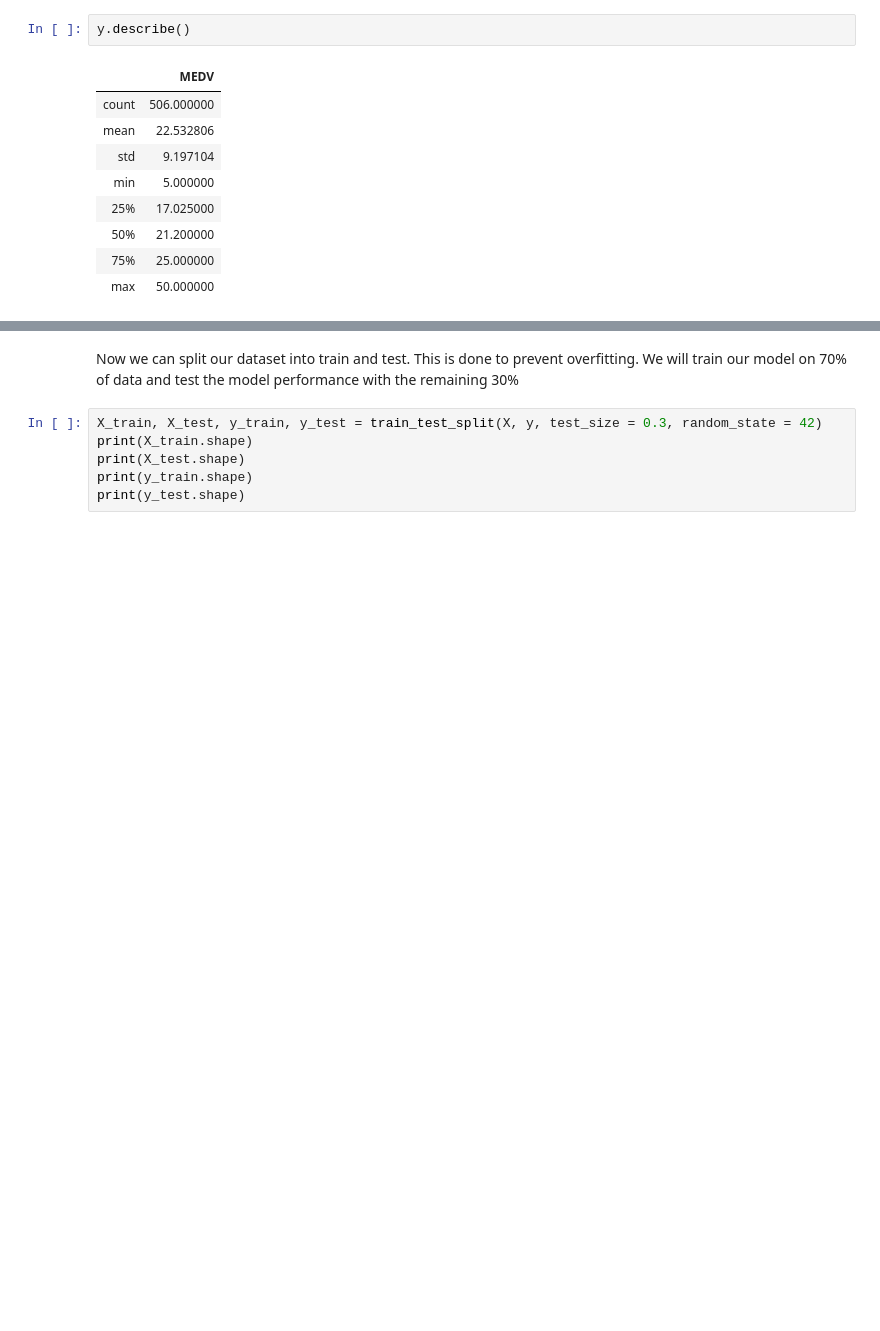
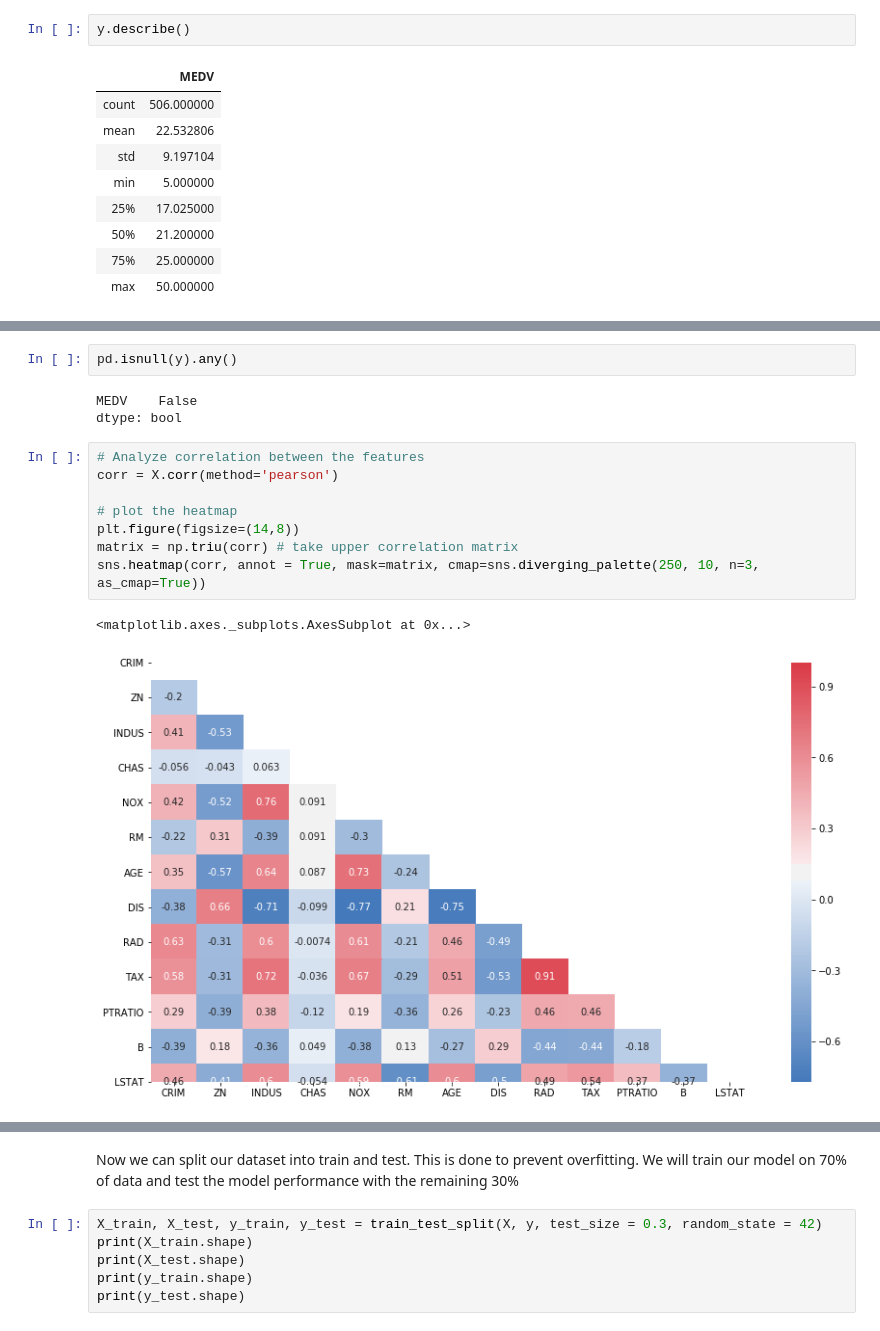
Before and after one commit to IvanaKocanova/Data_Science_Projects, a Jupyter notebook: House_price_prediction_Linear_regression.ipynb, the cells around one changed output, grey strips where cells are left out. Drawn from its saved outputs; the diff is of its cells as text; blank space fills up the shorter version.

```diff
--- a/House_price_prediction_Linear_regression.ipynb
+++ b/House_price_prediction_Linear_regression.ipynb
@@ -86,0 +113,16 @@ y.describe()
+# %%
+pd.isnull(y).any()
+# %% [output]
+MEDV    False
+dtype: bool
+# %%
+# Analyze correlation between the features
+corr = X.corr(method='pearson')
+
+# plot the heatmap
+plt.figure(figsize=(14,8))
+matrix = np.triu(corr) # take upper correlation matrix
+sns.heatmap(corr, annot = True, mask=matrix, cmap=sns.diverging_palette(250, 10, n=3, as_cmap=True))
+# %% [output]
+<matplotlib.axes._subplots.AxesSubplot at 0x...>
+[figure, added]
```
Also changed, not shown: parts of 26 cells of this notebook.
